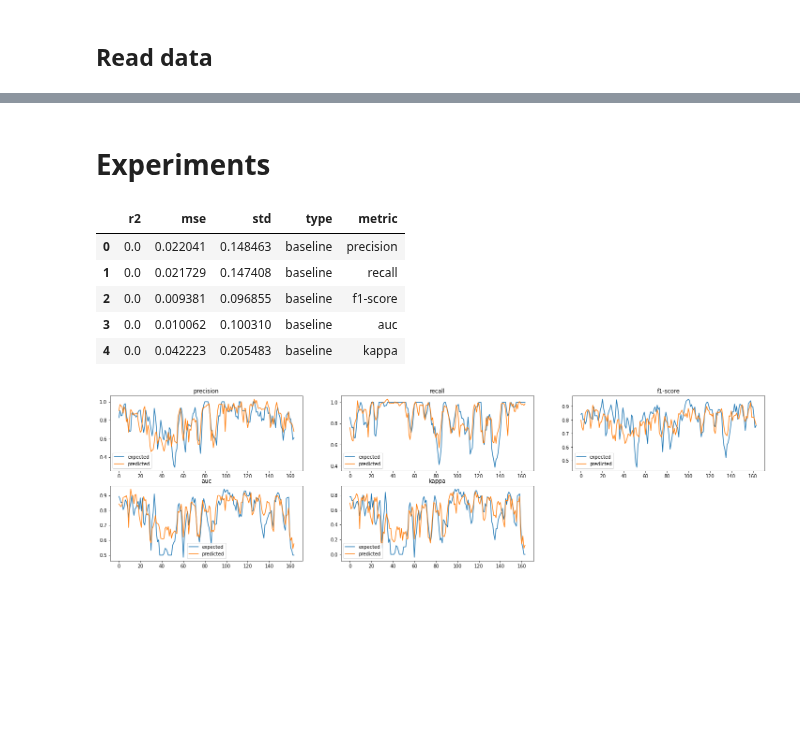
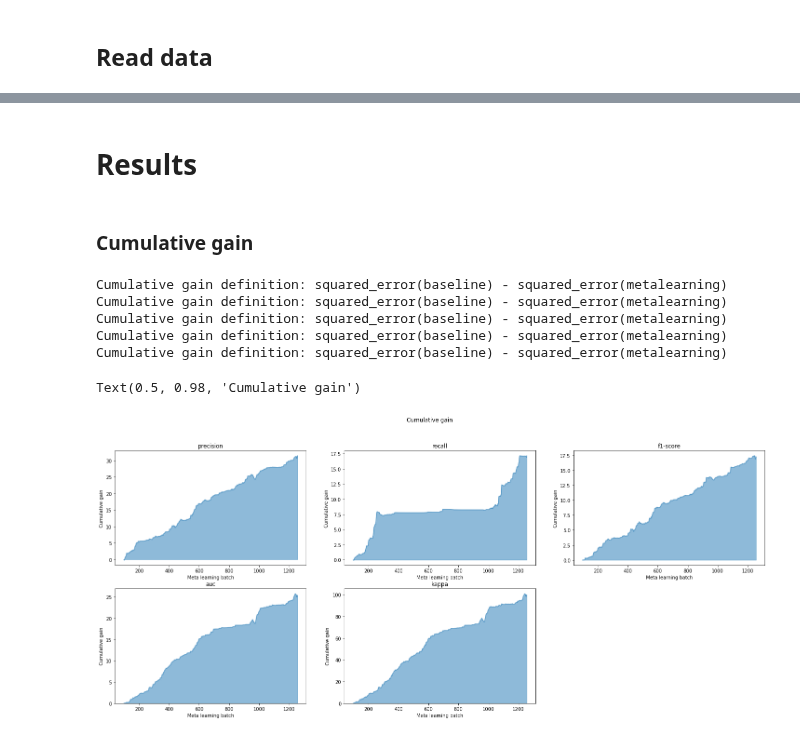
Before and after one commit to feamelo/drift-meta-learning, a Jupyter notebook: src/experiments/meta_label_metric.ipynb, the cells around one changed output, grey strips where cells are left out. Saved outputs shown, nothing was run; the diff lists cells and outputs as text; code cells hidden in the pictures; blank space fills up the shorter version.

```diff
--- a/src/experiments/meta_label_metric.ipynb
+++ b/src/experiments/meta_label_metric.ipynb
@@ -36,0 +22,6 @@ meta_model = Model(verbose=True, basis_model=META_MODEL, hyperparameters=META_MO
+# %%
+BASE_MODEL = "RandomForestClassifier"
+META_MODEL = "LGBMRegressor"
+DATASET = "electricity"
+META_LABELS = list(evaluator.clf_metrics)
+META_LABELS
@@ -37,5 +30,2 @@ meta_model = Model(verbose=True, basis_model=META_MODEL, hyperparameters=META_MO
 # %% [markdown]
 ## Read data
-# %%
-df = pd.read_csv("metabases/random_forest.csv")
-df.head()
@@ -116,0 +32,12 @@ learner.fit(offline_df)
+# %%
+results_df = pd.DataFrame()
+
+for meta_label in META_LABELS:
+    filename = f"metabases/metamodel: {META_MODEL} - basemodel: {BASE_MODEL} - metric: {meta_label} - dataset: {DATASET}.csv"
+    df = pd.read_csv(filename)
+    results_df[f"{meta_label}_predicted"] = df["predicted"]
+    results_df[f"{meta_label}_target"] = df[meta_label]
+    results_df[f"{meta_label}_baseline"] = df[f"last_{meta_label}"]
+
+results_df = results_df.dropna()
+results_df.head()
@@ -117,2 +51,2 @@ learner.fit(offline_df)
 # %% [markdown]
-# Experiments
+# Results
@@ -122,33 +53,16 @@ results = []
-# %%
-# BASELINE
-
-for metric in evaluator.clf_metrics:
-    y_true = learner.meta_base[metric]
-    y_pred = [np.mean(y_true)] * len(y_true)
-    r2 = evaluator.evaluate(y_true, y_pred, 'r2')
-    mse = evaluator.evaluate(y_true, y_pred, 'mse')
-    std = evaluator.evaluate(y_true, y_pred, 'std')
-    results.append({'r2': r2, 'mse': mse, 'std': std, 'type': 'baseline', 'metric': metric})
-
-pd.DataFrame(results)
-# %% [output]
-|  | r2 | mse | std | type | metric |
-| 0 | 0.0 | 0.022041 | 0.148463 | baseline | precision |
-| 1 | 0.0 | 0.021729 | 0.147408 | baseline | recall |
-| 2 | 0.0 | 0.009381 | 0.096855 | baseline | f1-score |
-| 3 | 0.0 | 0.010062 | 0.100310 | baseline | auc |
-| 4 | 0.0 | 0.042223 | 0.205483 | baseline | kappa |
-# %%
-models = {}
-fig = plt.figure(figsize=(25, 10))
-
-for idx, metric in enumerate(evaluator.clf_metrics):
-    update_params={'meta_label_metric': metric}
-    y_true, y_pred = offline_train(update_params, learner, validation_base)
-    result = plot_results(y_true, y_pred, title=metric, idx=idx)
-    models[metric] = learner.meta_model.model
-
-    result = {**result, **{'type': 'meta learning', 'metric': metric}}
-    results.append(result)
-# %% [output]
-[figure, removed]
+# %% [markdown]
+### Cumulative gain
+# %%
+plt.figure(figsize=(25, 10))
+for idx, meta_label in enumerate(META_LABELS):
+    plt.subplot(2, 3, idx + 1)
+    evaluator.cumulative_gain(results_df[f"{meta_label}_target"], results_df[f"{meta_label}_predicted"], results_df[f"{meta_label}_baseline"], title=meta_label, subplot=True)
+plt.suptitle("Cumulative gain")
+# %% [output]
+Cumulative gain definition: squared_error(baseline) - squared_error(metalearning)
+Cumulative gain definition: squared_error(baseline) - squared_error(metalearning)
+Cumulative gain definition: squared_error(baseline) - squared_error(metalearning)
+Cumulative gain definition: squared_error(baseline) - squared_error(metalearning)
+Cumulative gain definition: squared_error(baseline) - squared_error(metalearning)
+Text(0.5, 0.98, 'Cumulative gain')
+[figure, added]
```
Also changed, not shown: parts of 18 cells of this notebook, 7 other files.
